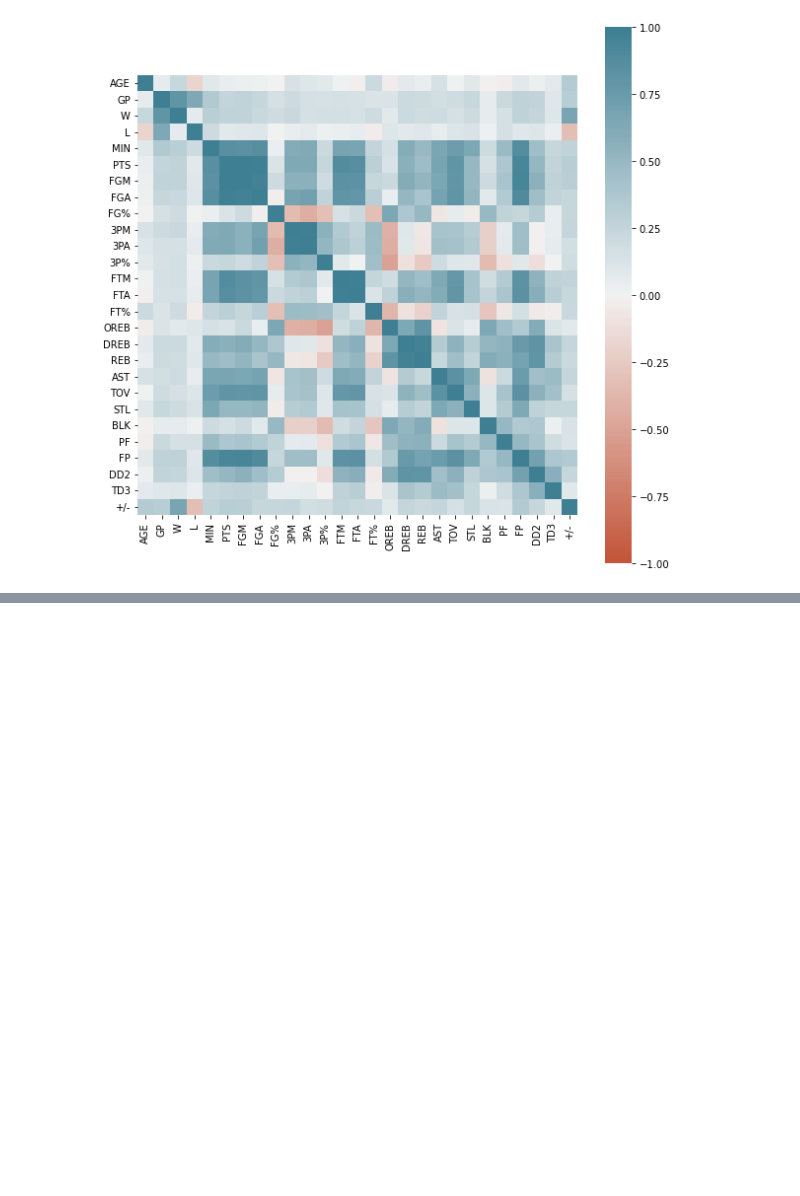
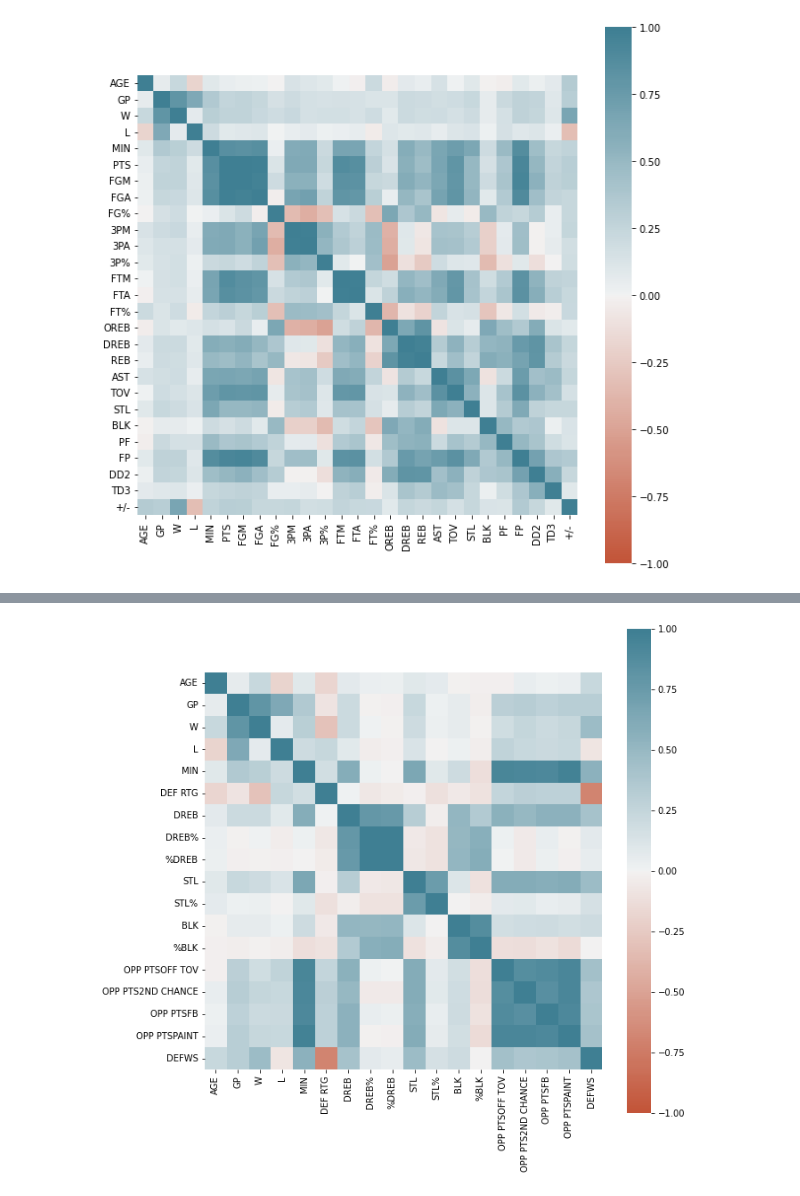
Before and after one commit to CSA100/nba-dsai, a Jupyter notebook: FeatureSelection.ipynb, the cells around one changed output, grey strips where cells are left out. Cells and saved outputs as stored; diff of their text form; code cells hidden in the pictures; blank space fills up the shorter version.

Commit message:
Update FeatureSelection.ipynb
Feature Selection for defenseStats and scoringStats

```diff
--- a/FeatureSelection.ipynb
+++ b/FeatureSelection.ipynb
@@ -95,0 +96,3 @@ highCorrGraph(basicData)
+# %%
+defenseData = pd.read_excel('./Data/General/defenseStats.xlsx')
+checkData(defenseData)
@@ -95,0 +108,5 @@ highCorrGraph(basicData)
+# %%
+defenseData.drop("Unnamed: 0", axis=1, inplace=True)
+defenseData = dropPlayers(defenseData)
+
+checkData(defenseData)
@@ -95,0 +122,4 @@ highCorrGraph(basicData)
+# %%
+corrHeatMap(defenseData)
+# %% [output]
+[figure, added]
```
Also changed, not shown: parts of 13 cells of this notebook.
